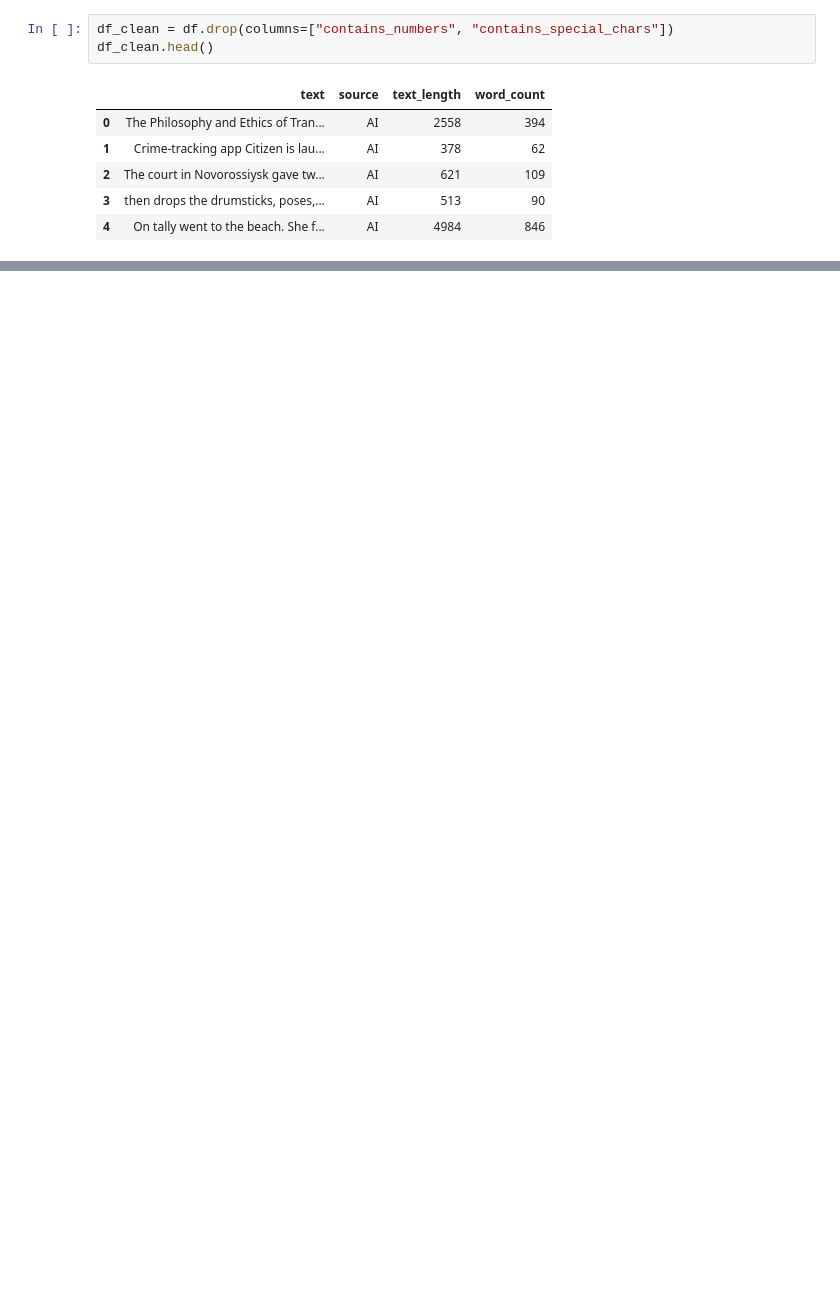
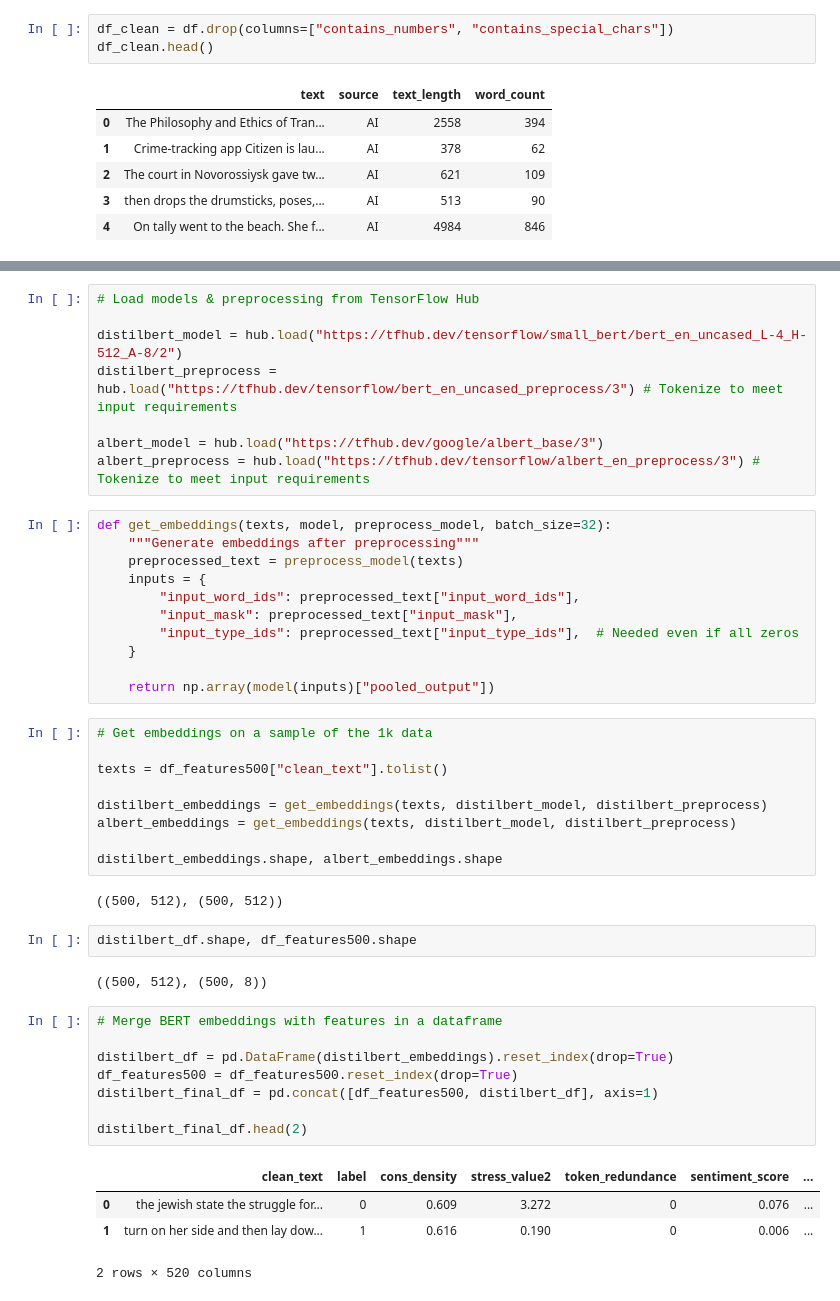
Before and after one commit to nghia95/fake-data-detector, a Jupyter notebook: notebooks/Halim_exploratory.ipynb, the cells around one changed output, grey strips where cells are left out. Drawn from its saved outputs; the diff is of its cells as text; blank space fills up the shorter version.

```diff
--- a/notebooks/Halim_exploratory.ipynb
+++ b/notebooks/Halim_exploratory.ipynb
@@ -194,0 +344,47 @@ df_clean.head()
+# %%
+# Load models & preprocessing from TensorFlow Hub
+
+distilbert_model = hub.load("https://tfhub.dev/tensorflow/small_bert/bert_en_uncased_L-4_H-512_A-8/2")
+distilbert_preprocess = hub.load("https://tfhub.dev/tensorflow/bert_en_uncased_preprocess/3") # Tokenize to meet input requirements
+
+albert_model = hub.load("https://tfhub.dev/google/albert_base/3")
+albert_preprocess = hub.load("https://tfhub.dev/tensorflow/albert_en_preprocess/3") # Tokenize to meet input requirements
+# %%
+def get_embeddings(texts, model, preprocess_model, batch_size=32):
+    """Generate embeddings after preprocessing"""
+    preprocessed_text = preprocess_model(texts)
+    inputs = {
+        "input_word_ids": preprocessed_text["input_word_ids"],
+        "input_mask": preprocessed_text["input_mask"],
+        "input_type_ids": preprocessed_text["input_type_ids"],  # Needed even if all zeros
+    }
+
+    return np.array(model(inputs)["pooled_output"])
+# %%
+# Get embeddings on a sample of the 1k data
+
+texts = df_features500["clean_text"].tolist()
+
+distilbert_embeddings = get_embeddings(texts, distilbert_model, distilbert_preprocess)
+albert_embeddings = get_embeddings(texts, distilbert_model, distilbert_preprocess)
+
+distilbert_embeddings.shape, albert_embeddings.shape
+# %% [output]
+((500, 512), (500, 512))
+# %%
+distilbert_df.shape, df_features500.shape
+# %% [output]
+((500, 512), (500, 8))
+# %%
+# Merge BERT embeddings with features in a dataframe
+
+distilbert_df = pd.DataFrame(distilbert_embeddings).reset_index(drop=True)
+df_features500 = df_features500.reset_index(drop=True)
+distilbert_final_df = pd.concat([df_features500, distilbert_df], axis=1)
+
+distilbert_final_df.head(2)
+# %% [output]
+|  | clean_text | label | cons_density | stress_value2 | token_redundance | sentiment_score | ... |
+| 0 | the jewish state the struggle for... | 0 | 0.609 | 3.272 | 0 | 0.076 | ... |
+| 1 | turn on her side and then lay dow... | 1 | 0.616 | 0.190 | 0 | 0.006 | ... |
+2 rows × 520 columns
```
Also changed, not shown: parts of 30 cells of this notebook.
